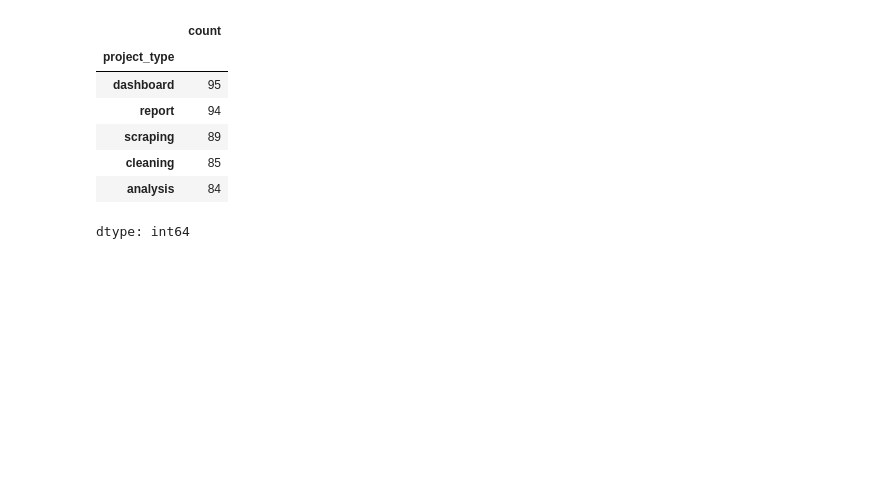
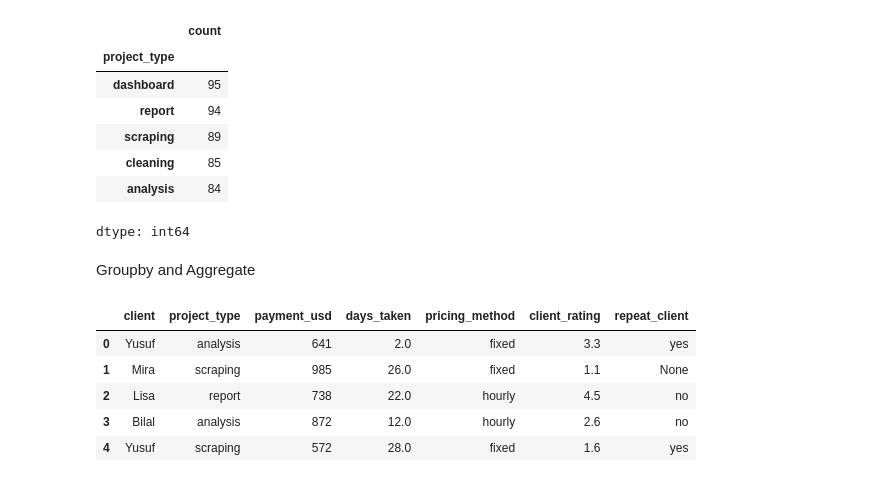
Before and after one commit to ayaz-ali-36/Data-Aanlysis, a Jupyter notebook: Pandas/Pandas.ipynb, the cells around one changed output. Saved outputs shown, nothing was run; the diff lists cells and outputs as text; code cells hidden in the pictures; blank space fills up the shorter version.

```diff
--- a/Pandas/Pandas.ipynb
+++ b/Pandas/Pandas.ipynb
@@ -119,3 +119,14 @@ df['project_type'].value_counts()
 | cleaning | 85 |
 | analysis | 84 |
 dtype: int64
+# %% [markdown]
+Groupby and Aggregate
+# %%
+df.head()
+# %% [output]
+|  | client | project_type | payment_usd | days_taken | pricing_method | client_rating | repeat_client |
+| 0 | Yusuf | analysis | 641 | 2.0 | fixed | 3.3 | yes |
+| 1 | Mira | scraping | 985 | 26.0 | fixed | 1.1 | None |
+| 2 | Lisa | report | 738 | 22.0 | hourly | 4.5 | no |
+| 3 | Bilal | analysis | 872 | 12.0 | hourly | 2.6 | no |
+| 4 | Yusuf | scraping | 572 | 28.0 | fixed | 1.6 | yes |
```
Also changed, not shown: parts of 5 cells of this notebook.
